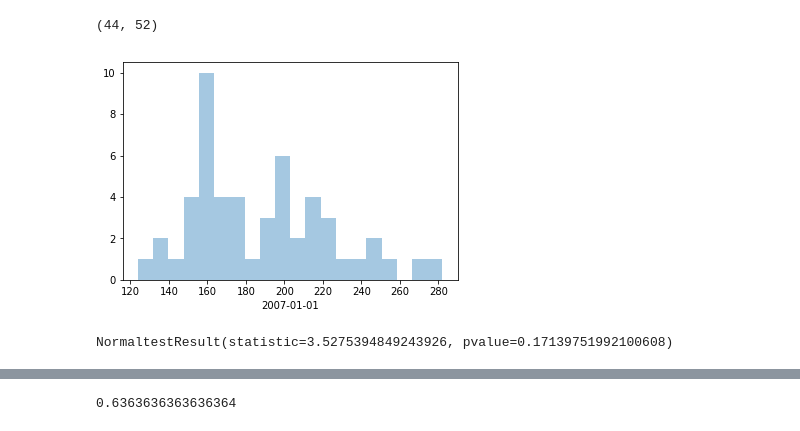
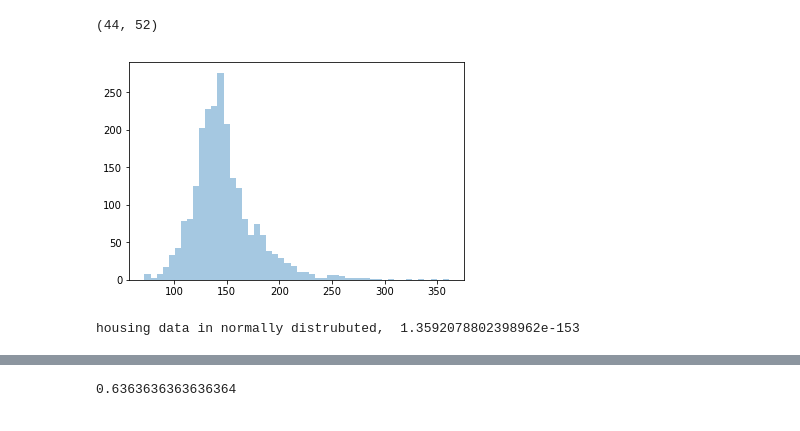
Before and after one commit to ggrahambaker/springboard, a Jupyter notebook: housing_and_income/data_inferential_stats.ipynb, the cells around one changed output, grey strips where cells are left out. Saved outputs shown, nothing was run; the diff lists cells and outputs as text; code cells hidden in the pictures.

Commit message:
adding stats

```diff
--- a/housing_and_income/data_inferential_stats.ipynb
+++ b/housing_and_income/data_inferential_stats.ipynb
@@ -50,12 +49,31 @@ del housing_cpi['cpi']
 housing_cpi.shape
 # %% [output]
 (44, 52)
+# %%
+#ECDF
+def ecdf(data):
+    x = np.sort(data)
+    y = np.arange(1, len(x)+1)/ len(x)
+    return x, y
+
+all_data_h = []
+for state in housing_cpi.columns:
+        for element in housing_cpi[state]:
+            all_data_h.append(element)
+
+all_data_w = []
+for state in min_wage_adj.columns:
+        for element in min_wage_adj[state]:
+            all_data_w.append(element)
 # %%
-_ = sns.distplot(housing_cpi.loc['2007-01-01'], bins=20, kde=False)
+_ = sns.distplot(all_data_h, kde=False)
 # %% [output]
-[figure, old version]
+[figure, new version]
-# %%
-p_1975 = stats.normaltest(housing_cpi.loc['2007-01-01'])
-p_1975
-# %% [output]
-NormaltestResult(statistic=3.5275394849243926, pvalue=0.17139751992100608)
+# %%
+p = stats.normaltest(all_data_h)
+if p.pvalue < .05:
+    print('housing data is normally distrubuted, ', p.pvalue)
+else:
+    print('housing data is not normally distrubuted, ', p.pvalue)
+# %% [output]
+housing data in normally distrubuted,  1.3592078802398962e-153
```
Also changed, not shown: parts of 17 cells of this notebook, 5 other files.
